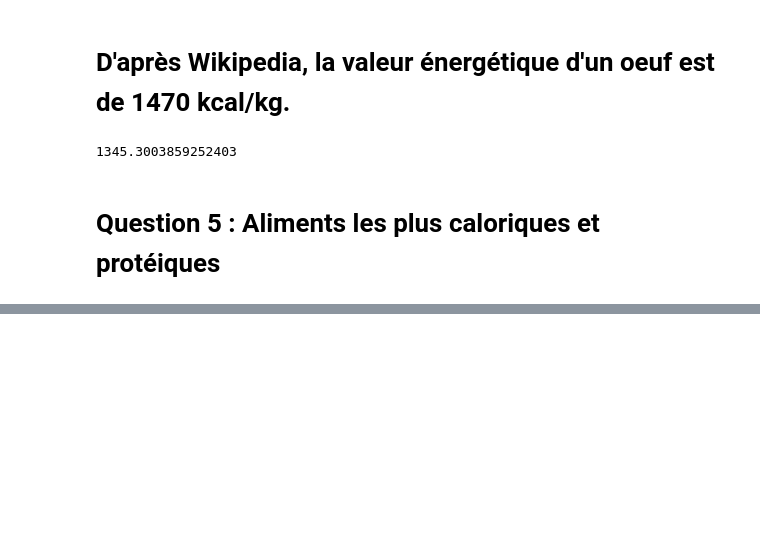
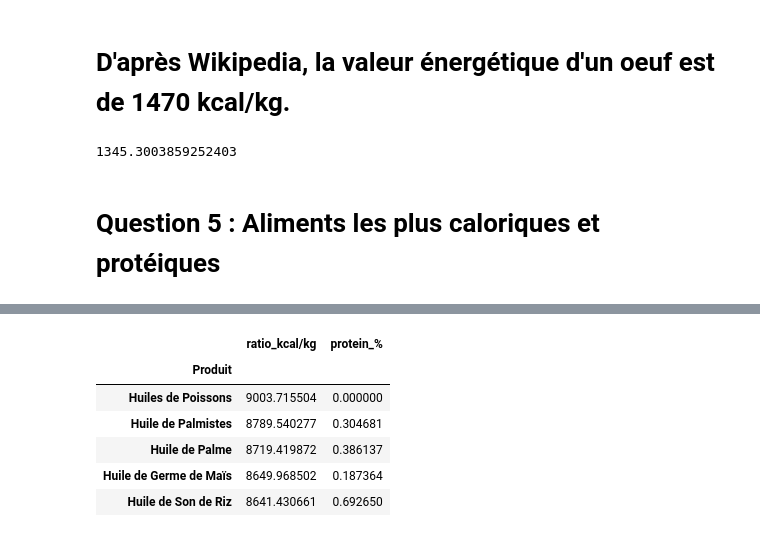
Before and after one commit to Lorenzo1208/Brief_fao, a Jupyter notebook: FAO.ipynb, the cells around one changed output, grey strips where cells are left out. Saved outputs shown, nothing was run; the diff lists cells and outputs as text; code cells hidden in the pictures; blank space fills up the shorter version.

```diff
--- a/FAO.ipynb
+++ b/FAO.ipynb
@@ -338,0 +359,13 @@ products_stats_per_country[(products_stats_per_country['Produit'] == 'Oeufs')]['
+# %%
+question5_ratio_kcal_kg = animals_vegetal_concat.groupby("Produit")["ratio_kcal/kg"].mean()
+question5_ratio_proteins_per_kg = animals_vegetal_concat.groupby("Produit")["protein_%"].mean()
+question5_ratios = pd.DataFrame({"ratio_kcal/kg": question5_ratio_kcal_kg, "protein_%": question5_ratio_proteins_per_kg})
+question5_ratios.sort_values("ratio_kcal/kg", ascending=False)[:5]
+# %% [output]
+|  | ratio_kcal/kg | protein_% |
+| Produit |  |  |
+| Huiles de Poissons | 9003.715504 | 0.000000 |
+| Huile de Palmistes | 8789.540277 | 0.304681 |
+| Huile de Palme | 8719.419872 | 0.386137 |
+| Huile de Germe de Maïs | 8649.968502 | 0.187364 |
+| Huile de Son de Riz | 8641.430661 | 0.692650 |
```
Also changed, not shown: parts of 1 cell of this notebook.
